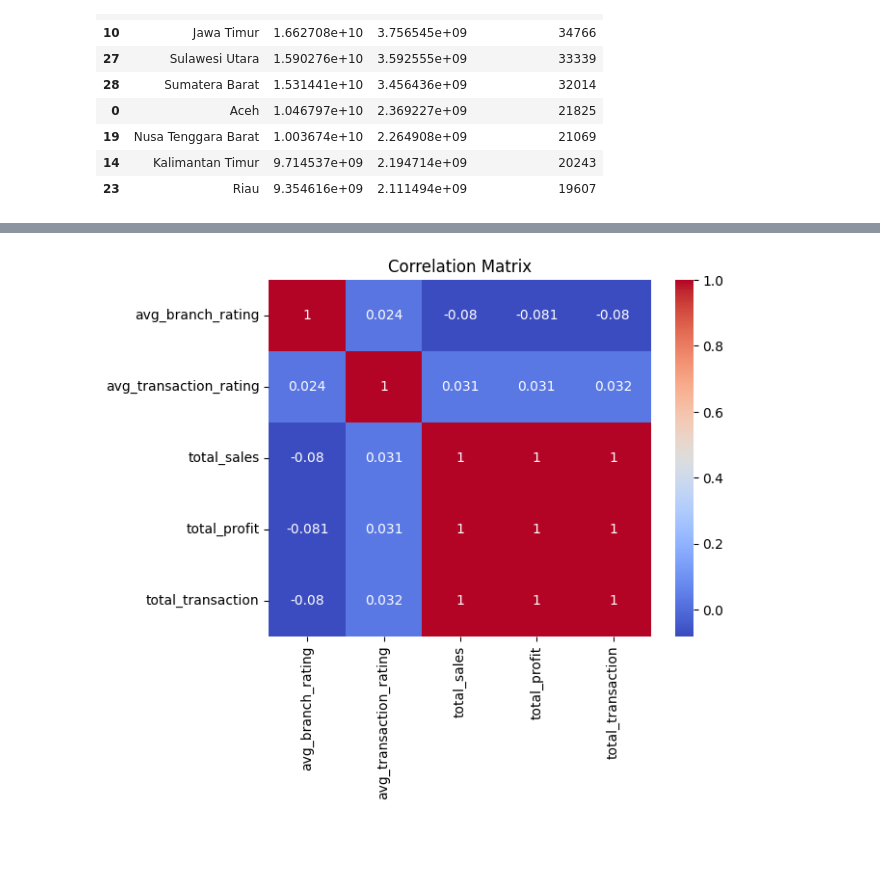
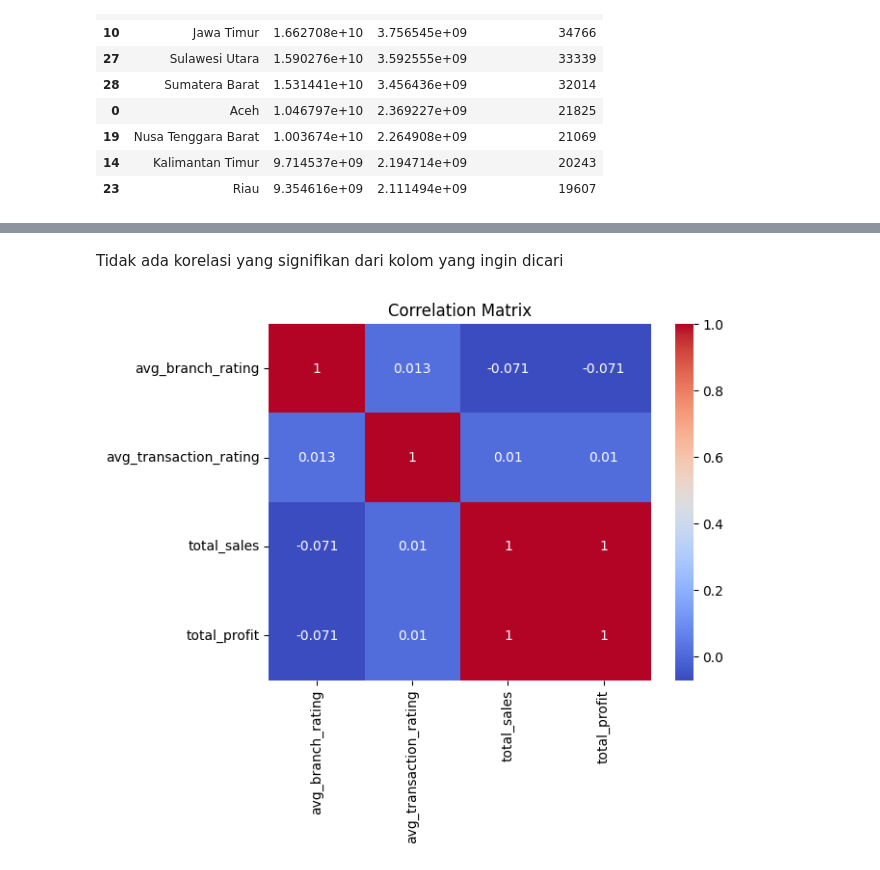
Before and after one commit to frqwuzhere/final_task_project_based_internship_rakaminxkimiafarma, a Jupyter notebook: kf_bigdata_analysis.ipynb, the cells around one changed output, grey strips where cells are left out. Saved outputs shown, nothing was run; the diff lists cells and outputs as text; code cells hidden in the pictures; blank space fills up the shorter version.

```diff
--- a/kf_bigdata_analysis.ipynb
+++ b/kf_bigdata_analysis.ipynb
@@ -403,2 +416,3 @@ df_rating_sales = df.copy()
 # %%
 df_rating_sales['year'] = df_rating_sales['date'].dt.year
+df_rating_sales['month'] = df_rating_sales['date'].dt.month
@@ -425,5 +443,5 @@ top_province.sort_values(by=['total_sales','total_profit','total_transaction'],
 # %%
-df_rating_sales = df_rating_sales.groupby(['year', 'provinsi'], as_index=False).agg(
+df_rating_sales = df_rating_sales.groupby(['year', 'month', 'provinsi'], as_index=False).agg(
     avg_branch_rating=('rating_cabang', lambda x: round(x.mean(),2)),
     avg_transaction_rating=('rating_transaksi', lambda x: round(x.mean(),2)),
     total_sales=('nett_sales','sum'),
@@ -448,7 +466,9 @@ df_rating_sales
+# %% [markdown]
+Tidak ada korelasi yang signifikan dari kolom yang ingin dicari
 # %%
-df_numeric = df_rating_sales.iloc[:,2:7]
+df_numeric = df_rating_sales.iloc[:,3:7]
 sns.heatmap(df_numeric.corr(), annot=True, cmap="coolwarm")
 plt.title("Correlation Matrix")
 plt.show()
 # %% [output]
-[figure, old version]
+[figure, new version]
```
Also changed, not shown: parts of 41 cells of this notebook, 1 other file.
